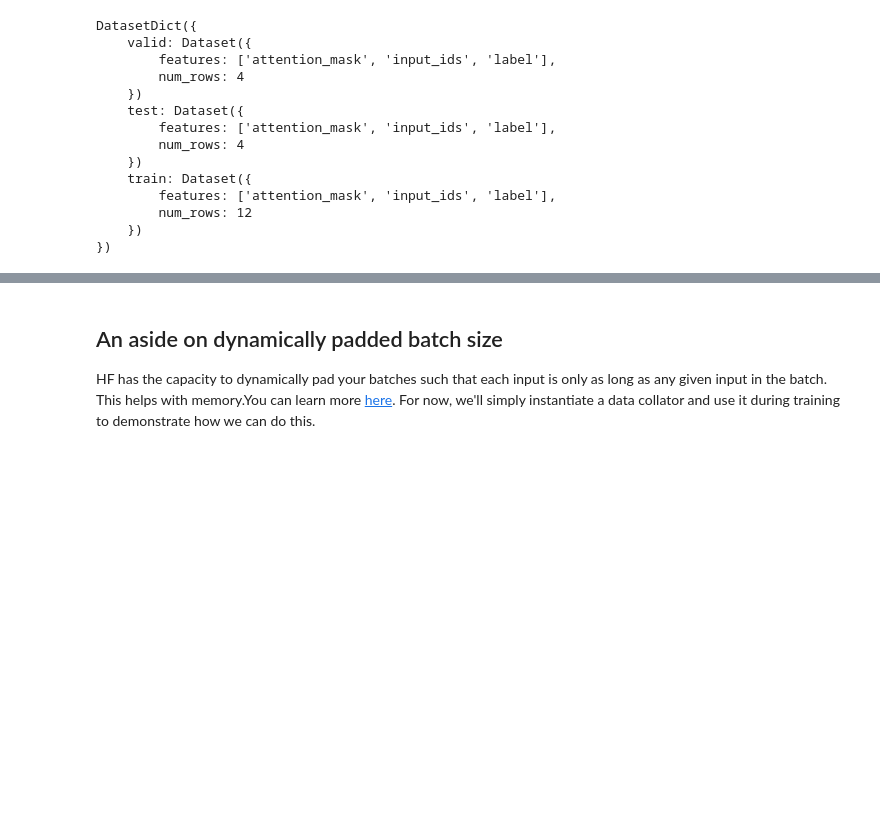
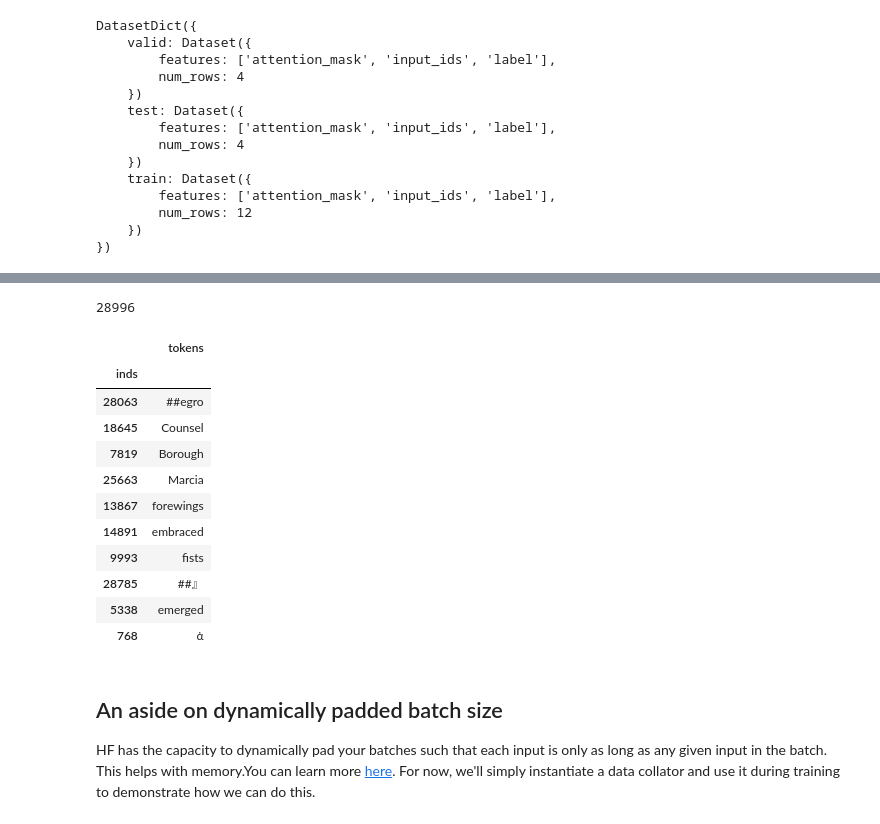
Before and after one commit to vanderbilt-data-science/deep-learning-intensive, a Jupyter notebook: 3-fine-tuning-our-data-solns.ipynb, the cells around one changed output, grey strips where cells are left out. Drawn from its saved outputs; the diff is of its cells as text; code cells hidden in the pictures; blank space fills up the shorter version.

```diff
--- a/3-fine-tuning-our-data-solns.ipynb
+++ b/3-fine-tuning-our-data-solns.ipynb
@@ -78,3 +116,24 @@ What's this `truncation` argument and this `batched` argument? Let's take a look
+# %%
+#other information about tokenizer
+print(tokenizer.vocab_size)
+
+#see actual tokenizer vocab (we've abbreviated here)
+#tokenizer.vocab
+pd.DataFrame({'tokens': tokenizer.vocab.keys(), 'inds': tokenizer.vocab.values()}).set_index('inds').head(10)
+# %% [output]
+28996
+|  | tokens |
+| inds |  |
+| 28063 | ##egro |
+| 18645 | Counsel |
+| 7819 | Borough |
+| 25663 | Marcia |
+| 13867 | forewings |
+| 14891 | embraced |
+| 9993 | fists |
+| 28785 | ##』 |
+| 5338 | emerged |
+| 768 | ἀ |
 # %% [markdown]
 ## An aside on dynamically padded batch size
 HF has the capacity to dynamically pad your batches such that each input is only as long as any given input in the batch. This helps with memory.You can learn more [here](https://huggingface.co/course/chapter3/2?fw=pt). For now, we'll simply instantiate a data collator and use it during training to demonstrate how we can do this.
```
Also changed, not shown: parts of 28 cells of this notebook, 1 other file.
